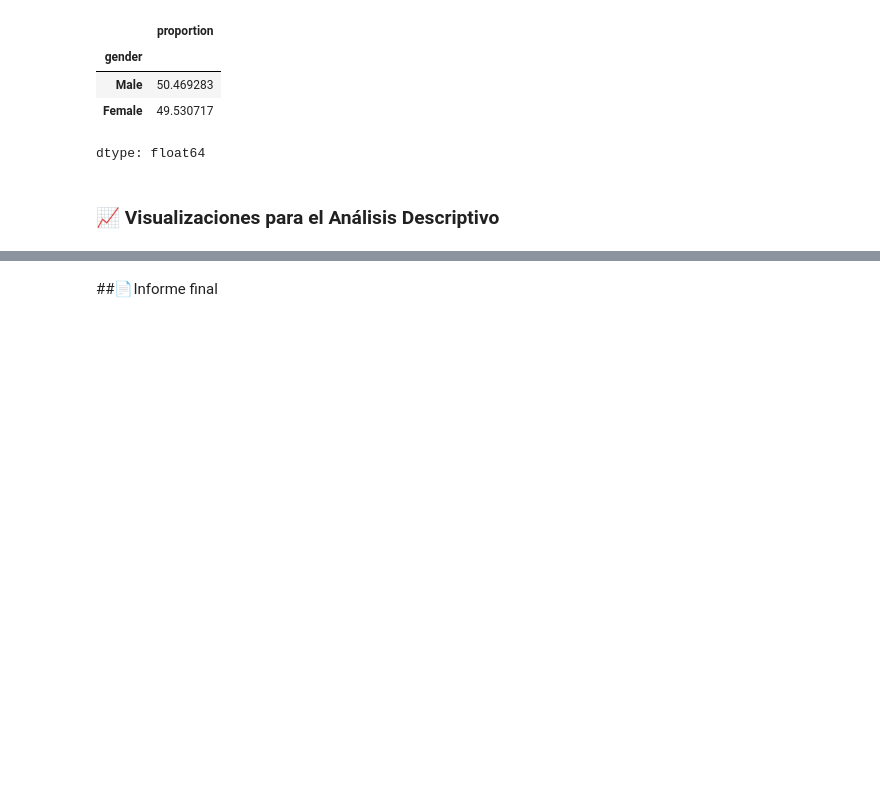
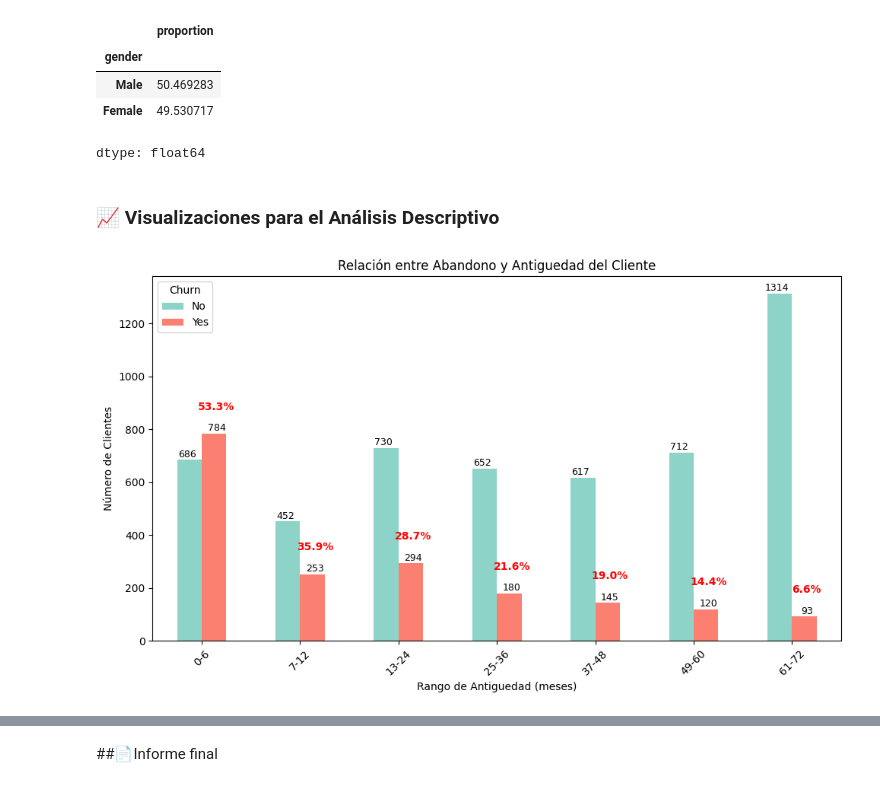
Before and after one commit to JonathanPuertaG/Challenge2-TelecomX, a Jupyter notebook: Challenge_Telecom_X.ipynb, the cells around one changed output, grey strips where cells are left out. Saved outputs shown, nothing was run; the diff lists cells and outputs as text; code cells hidden in the pictures; blank space fills up the shorter version.

```diff
--- a/Challenge_Telecom_X.ipynb
+++ b/Challenge_Telecom_X.ipynb
@@ -339,0 +349,4 @@ def graficar_abandono(columna_grupo, titulo, xlabel):
+# %%
+graficar_abandono('rango_tenure', 'Relación entre Abandono y Antiguedad del Cliente', 'Rango de Antiguedad (meses)')
+# %% [output]
+[figure, added]
```
Also changed, not shown: parts of 7 cells of this notebook.
